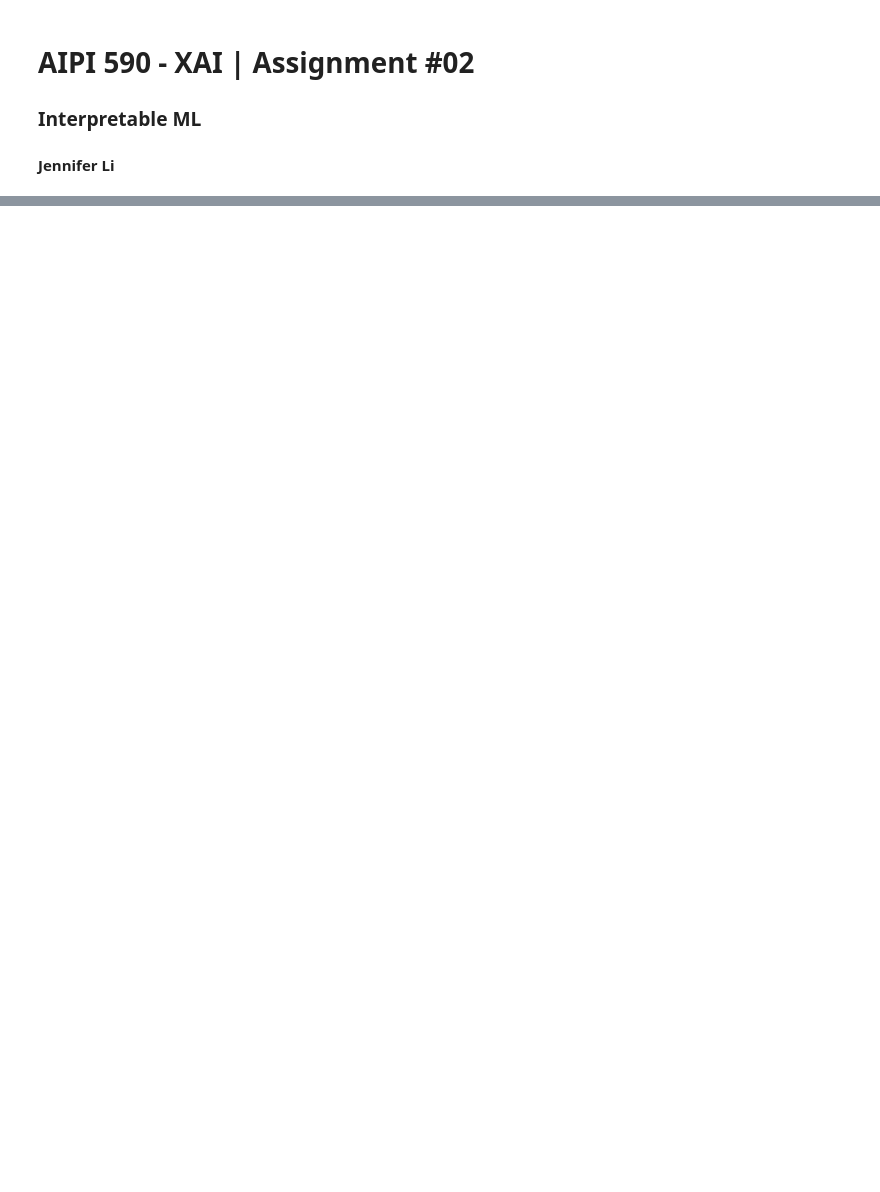
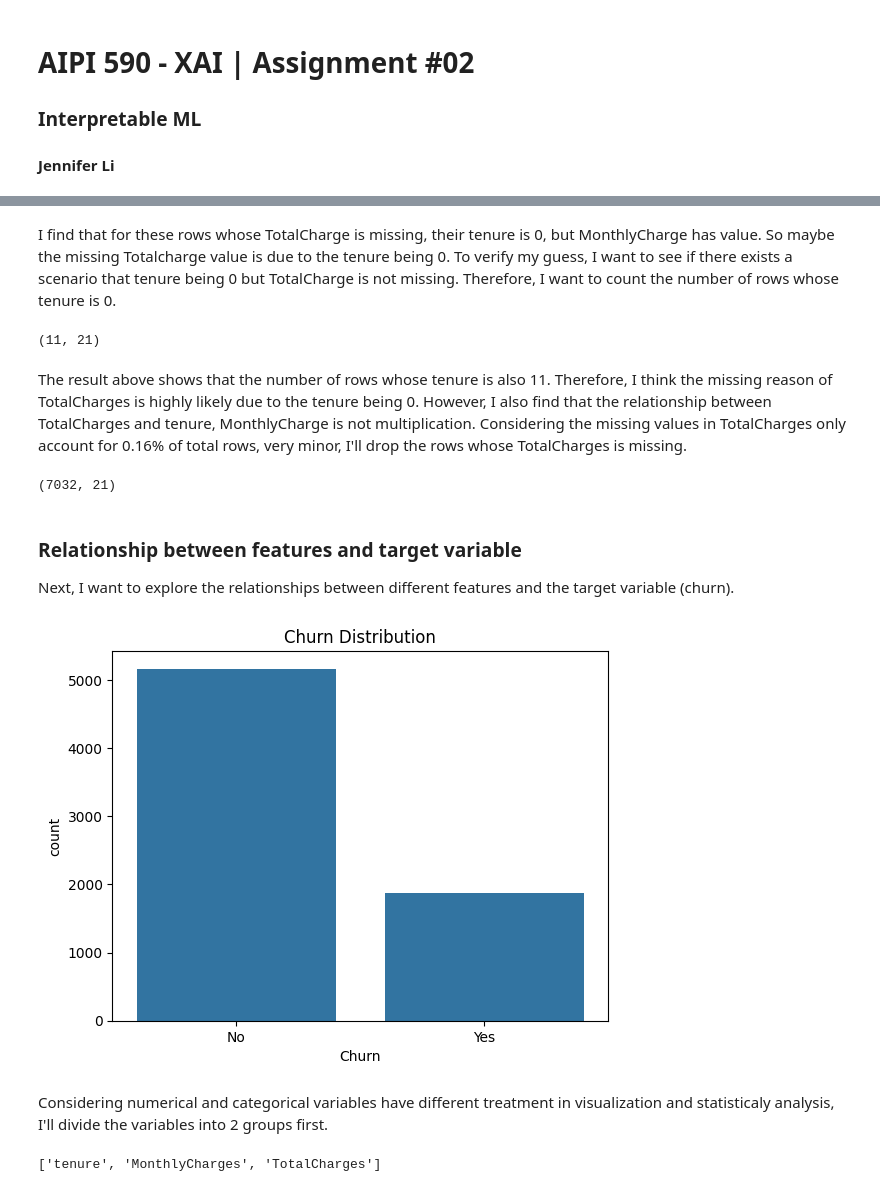
Before and after one commit to Jenniferli6/XAI_Interpretable_ML, a Jupyter notebook: XAI_Interpretable_ML.ipynb, the cells around one changed output, grey strips where cells are left out. Cells and saved outputs as stored; diff of their text form; code cells hidden in the pictures; blank space fills up the shorter version.

```diff
--- a/XAI_Interpretable_ML.ipynb
+++ b/XAI_Interpretable_ML.ipynb
@@ -56,0 +70,4 @@ userdata.get('secretName')
+# %%
+url = 'https://github.com/Jenniferli6/XAI_Interpretable_ML/raw/refs/heads/main/Telco-Customer-Churn.csv'
+df = pd.read_csv(url)
+df.head()
@@ -56,0 +161,4 @@ userdata.get('secretName')
+# %%
+df["TotalCharges"] = pd.to_numeric(df["TotalCharges"], errors="coerce")
+df["SeniorCitizen"] = df["SeniorCitizen"].astype("category")
+print(f'Data Types: \n{df.dtypes}')
@@ -56,0 +225,32 @@ userdata.get('secretName')
+# %% [markdown]
+I find that for these rows whose TotalCharge is missing, their tenure is 0, but MonthlyCharge has value. So maybe the missing Totalcharge value is due to the tenure being 0. To verify my guess, I want to see if there exists a scenario that tenure being 0 but TotalCharge is not missing. Therefore, I want to count the number of rows whose tenure is 0.
+# %%
+df[df['tenure'] == 0].shape
+# %% [output]
+(11, 21)
+# %% [markdown]
+The result above shows that the number of rows whose tenure is also 11. Therefore, I think the missing reason of TotalCharges is highly likely due to the tenure being 0. However, I also find that the relationship between TotalCharges and tenure, MonthlyCharge is not multiplication. Considering the missing values in TotalCharges only account for 0.16% of total rows, very minor, I'll drop the rows whose TotalCharges is missing.
+# %%
+df = df.dropna()
+df.shape
+# %% [output]
+(7032, 21)
+# %% [markdown]
+### Relationship between features and target variable
+
+Next, I want to explore the relationships between different features and the target variable (churn).
+# %%
+# Target variable distribution
+
+sns.countplot(x='Churn', data=df)
+plt.title("Churn Distribution")
+plt.show()
+# %% [output]
+[figure, added]
+# %% [markdown]
+Considering numerical and categorical variables have different treatment in visualization and statisticaly analysis, I'll divide the variables into 2 groups first.
+# %%
+num_var = df.select_dtypes(include=['int64','float64']).columns.tolist()
+num_var
+# %% [output]
+['tenure', 'MonthlyCharges', 'TotalCharges']
```
Also changed, not shown: parts of 108 cells of this notebook.
